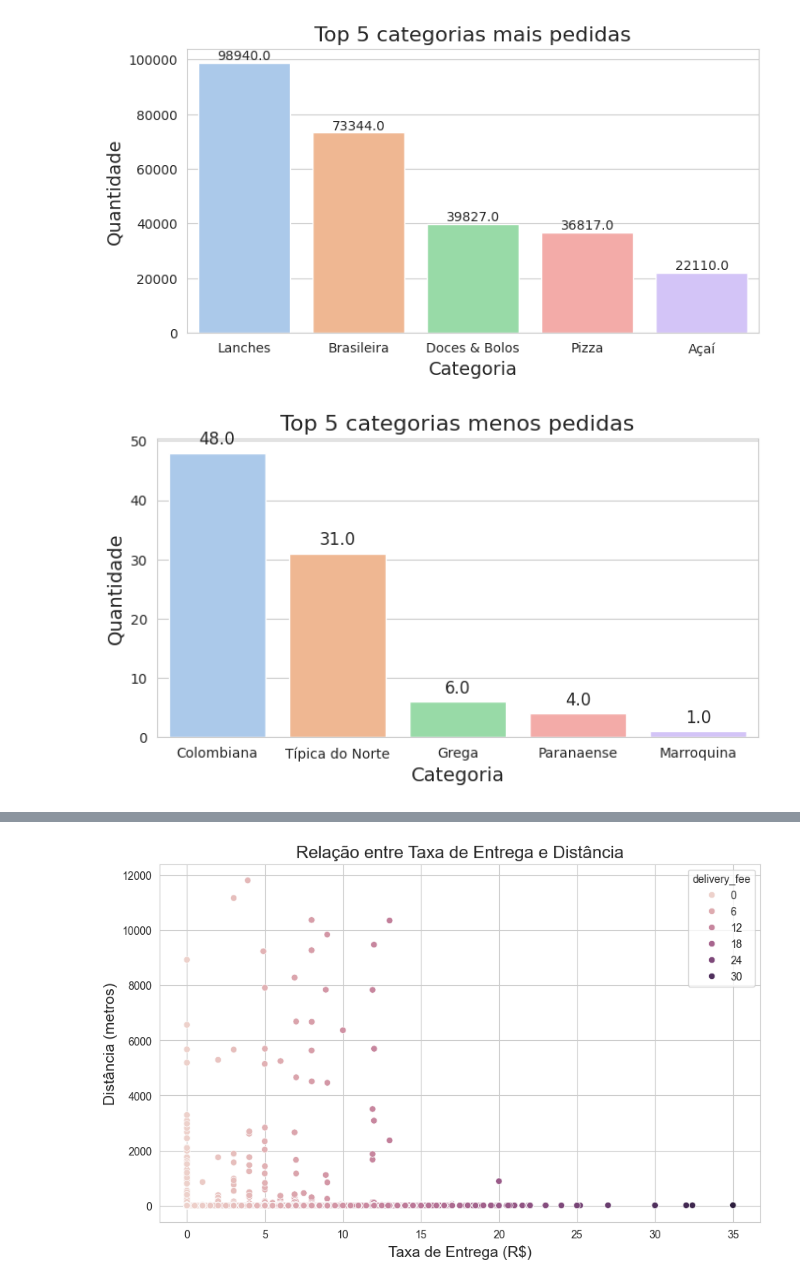
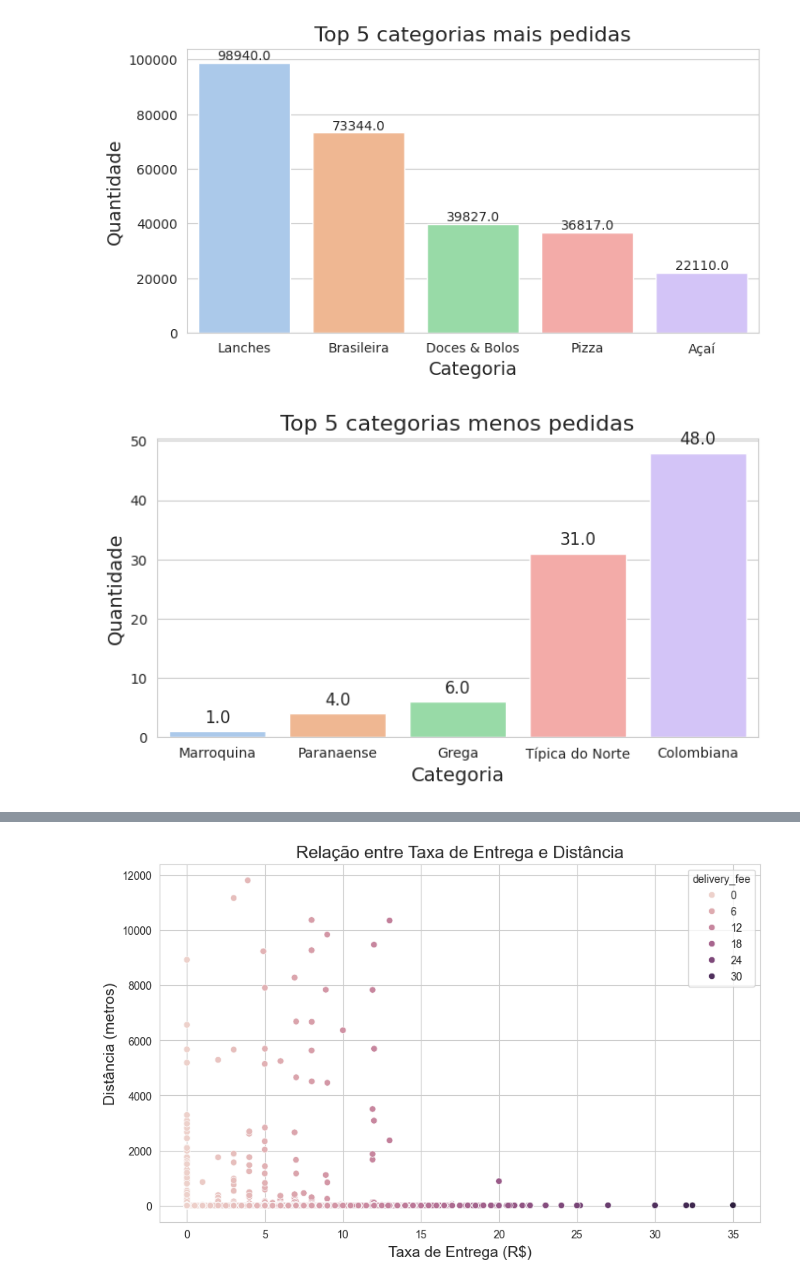
Before and after one commit to JhenyfferOliveira/Projeto-AnaliseDados-Ada, a Jupyter notebook: projeto_final_modulo_4.ipynb, the cells around one changed output, grey strips where cells are left out. Drawn from its saved outputs; the diff is of its cells as text; code cells hidden in the pictures.

```diff
--- a/projeto_final_modulo_4.ipynb
+++ b/projeto_final_modulo_4.ipynb
@@ -220,16 +219,16 @@ with sns.axes_style('whitegrid'):
 # %%
 # Top 5 de categorias menos pedidas
 
 with sns.axes_style('whitegrid'):
-    grafico = sns.barplot(data=contagem.tail(5), x="category", y="contagem", hue="category", palette="pastel")
+    grafico = sns.barplot(data=contagem.tail(5).sort_values(by="contagem"), x="category", y="contagem", hue="category", palette="pastel")
 
     for p in grafico.patches:
         grafico.annotate(f'{p.get_height()}', (p.get_x() + p.get_width() / 2., p.get_height()),
                 ha='center', va='center', xytext=(0, 10), textcoords='offset points', fontsize=12)
 
     grafico.set_title('Top 5 categorias menos pedidas', fontsize=16)
     grafico.set_xlabel('Categoria', fontsize=14)
     grafico.set_ylabel('Quantidade', fontsize=14)
     grafico.figure.set_size_inches(w=20/2.54, h=10/2.54)
 # %% [output]
-[figure, old version]
+[figure, new version]
```
Also changed, not shown: parts of 6 cells of this notebook.
